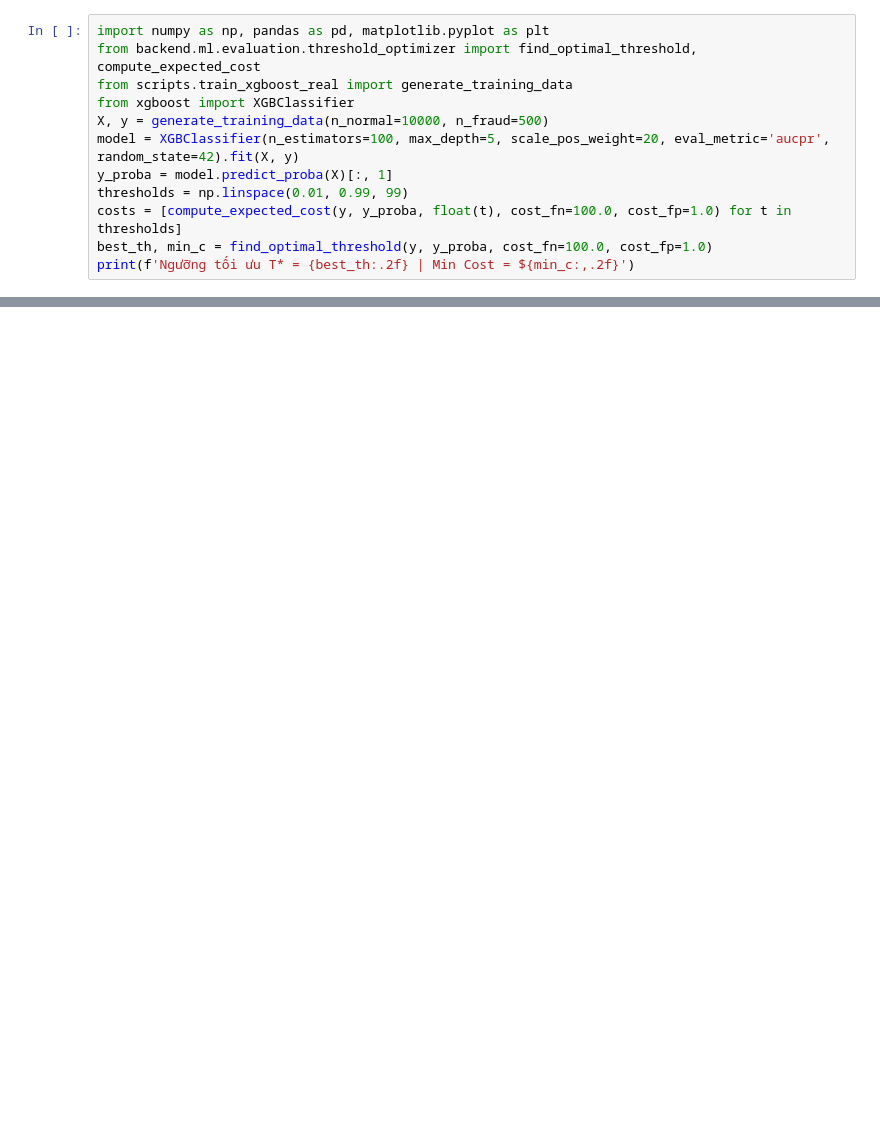
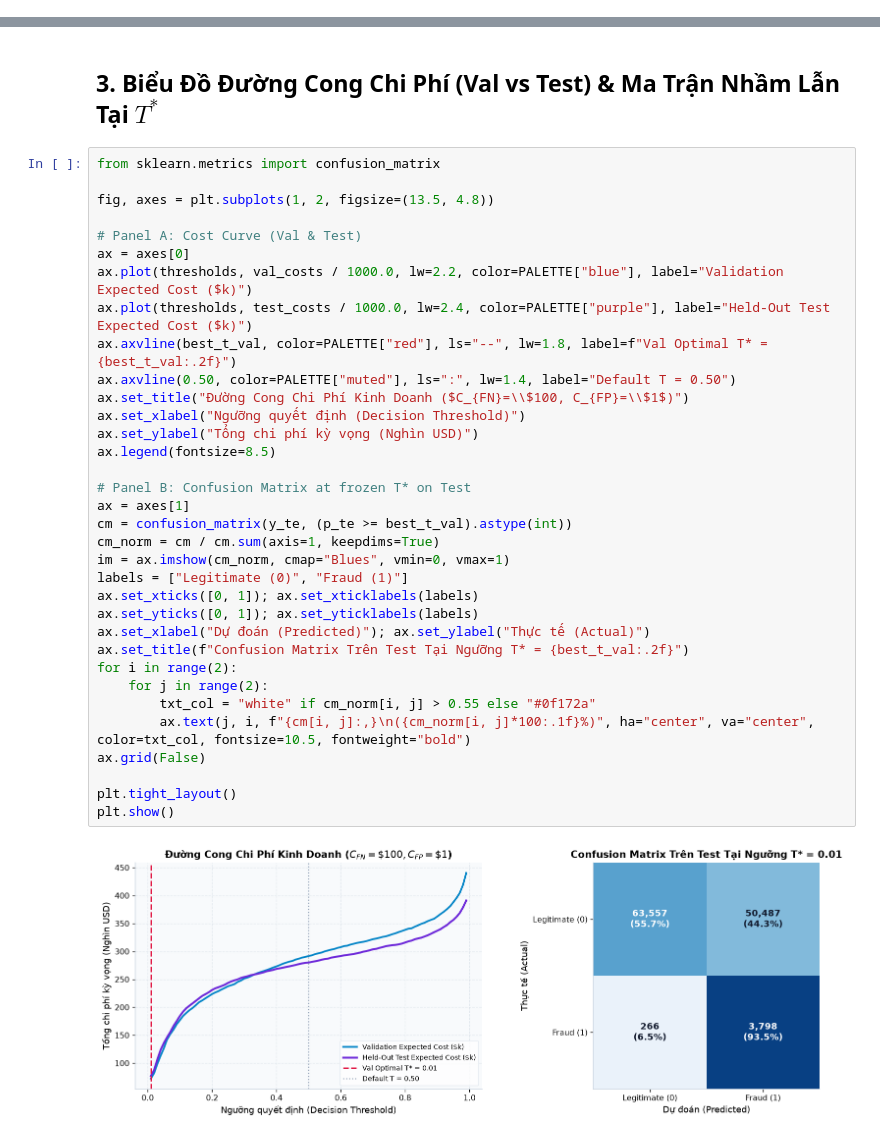
Before and after one commit to minhdong-04/realtime-fraud-risk-ai, a Jupyter notebook: notebooks/05_threshold.ipynb, the cells around one changed output, grey strips where cells are left out. Cells and saved outputs as stored; diff of their text form; blank space fills up the shorter version.

```diff
--- a/notebooks/05_threshold.ipynb
+++ b/notebooks/05_threshold.ipynb
@@ -4,12 +0,0 @@
-# %%
-import numpy as np, pandas as pd, matplotlib.pyplot as plt
-from backend.ml.evaluation.threshold_optimizer import find_optimal_threshold, compute_expected_cost
-from scripts.train_xgboost_real import generate_training_data
-from xgboost import XGBClassifier
-X, y = generate_training_data(n_normal=10000, n_fraud=500)
-model = XGBClassifier(n_estimators=100, max_depth=5, scale_pos_weight=20, eval_metric='aucpr', random_state=42).fit(X, y)
-y_proba = model.predict_proba(X)[:, 1]
-thresholds = np.linspace(0.01, 0.99, 99)
-costs = [compute_expected_cost(y, y_proba, float(t), cost_fn=100.0, cost_fp=1.0) for t in thresholds]
-best_th, min_c = find_optimal_threshold(y, y_proba, cost_fn=100.0, cost_fp=1.0)
-print(f'Ngưỡng tối ưu T* = {best_th:.2f} | Min Cost = ${min_c:,.2f}')
@@ -22,0 +415,38 @@ plt.title('Business Cost vs Decision Threshold'); plt.xlabel('Threshold'); plt.y
+# %% [markdown]
+## 3. Biểu Đồ Đường Cong Chi Phí (Val vs Test) & Ma Trận Nhầm Lẫn Tại $T^*$
+# %%
+from sklearn.metrics import confusion_matrix
+
+fig, axes = plt.subplots(1, 2, figsize=(13.5, 4.8))
+
+# Panel A: Cost Curve (Val & Test)
+ax = axes[0]
+ax.plot(thresholds, val_costs / 1000.0, lw=2.2, color=PALETTE["blue"], label="Validation Expected Cost ($k)")
+ax.plot(thresholds, test_costs / 1000.0, lw=2.4, color=PALETTE["purple"], label="Held-Out Test Expected Cost ($k)")
+ax.axvline(best_t_val, color=PALETTE["red"], ls="--", lw=1.8, label=f"Val Optimal T* = {best_t_val:.2f}")
+ax.axvline(0.50, color=PALETTE["muted"], ls=":", lw=1.4, label="Default T = 0.50")
+ax.set_title("Đường Cong Chi Phí Kinh Doanh ($C_{FN}=\\$100, C_{FP}=\\$1$)")
+ax.set_xlabel("Ngưỡng quyết định (Decision Threshold)")
+ax.set_ylabel("Tổng chi phí kỳ vọng (Nghìn USD)")
+ax.legend(fontsize=8.5)
+
+# Panel B: Confusion Matrix at frozen T* on Test
+ax = axes[1]
+cm = confusion_matrix(y_te, (p_te >= best_t_val).astype(int))
+cm_norm = cm / cm.sum(axis=1, keepdims=True)
+im = ax.imshow(cm_norm, cmap="Blues", vmin=0, vmax=1)
+labels = ["Legitimate (0)", "Fraud (1)"]
+ax.set_xticks([0, 1]); ax.set_xticklabels(labels)
+ax.set_yticks([0, 1]); ax.set_yticklabels(labels)
+ax.set_xlabel("Dự đoán (Predicted)"); ax.set_ylabel("Thực tế (Actual)")
+ax.set_title(f"Confusion Matrix Trên Test Tại Ngưỡng T* = {best_t_val:.2f}")
+for i in range(2):
+    for j in range(2):
+        txt_col = "white" if cm_norm[i, j] > 0.55 else "#0f172a"
+        ax.text(j, i, f"{cm[i, j]:,}\n({cm_norm[i, j]*100:.1f}%)", ha="center", va="center", color=txt_col, fontsize=10.5, fontweight="bold")
+ax.grid(False)
+
+plt.tight_layout()
+plt.show()
+# %% [output]
+[figure, added]
```
Also changed, not shown: parts of 11 cells of this notebook, 9 other files.
